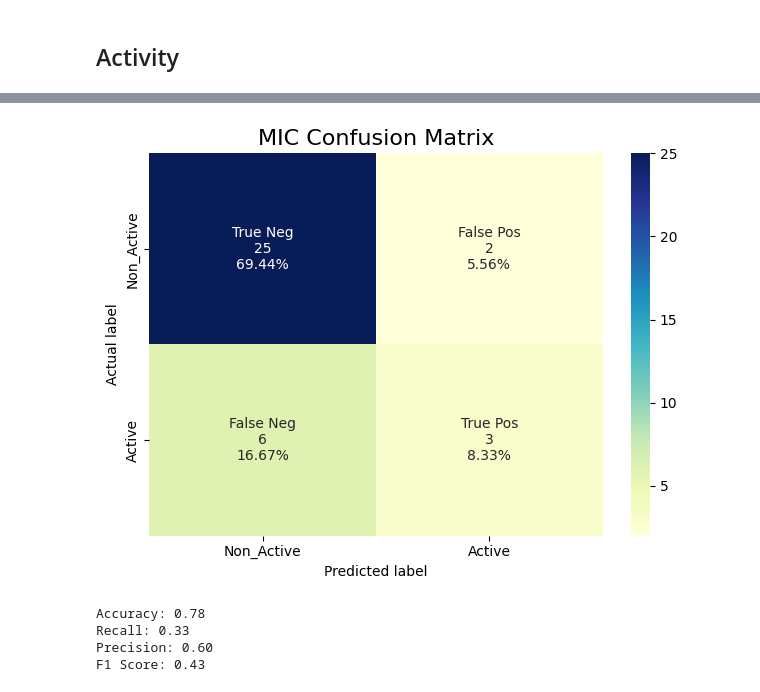
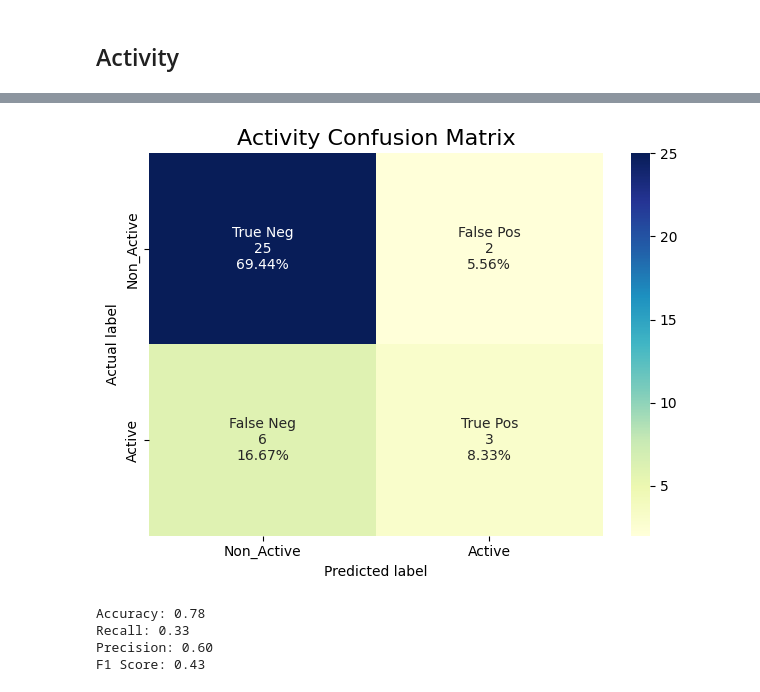
Before and after one commit to ziul-bio/DMS_ML_AMP, a Jupyter notebook: 07_AMP_predictions_v02.ipynb, the cells around one changed output, grey strips where cells are left out. Drawn from its saved outputs; the diff is of its cells as text; code cells hidden in the pictures.

```diff
--- a/07_AMP_predictions_v02.ipynb
+++ b/07_AMP_predictions_v02.ipynb
@@ -1132,7 +1116,7 @@ res_mic.query('MIC_pred_v02 > 90')
 | 29 | bsPG-1.30 | RGGRLAYCRRRFCVAVAR | -----A--------A-A- | 0.36 | 5.742155 | PG1_3mut_439660 | 0-0.5 | 2 | 1.076998 | ... |
 # %%
 # Load meta data
-res_mic['MIC'] = [convert_mic(x) for x in res_mic['MIC MH']]
+res_mic['Active'] = [convert_mic(x) for x in res_mic['MIC MH']]
 res_mic
 # %% [output]
 |  | ID2 | Sequence | RGGRLCYCRRRFCVCVGR | Select | Charge | ID | group | MIC MH | %hemo | ... |
@@ -1154,29 +1138,29 @@ res_mic
 | 35 | bsPG-1.36 | RGGRLCYCRRRFCAVNGR | -------------AVN-- | 0.45 | 5.651245 | PG1_3mut_702701 | 0-0.5 | 64 | 0.116959 | ... |
 # %%
 #confusion_matrix,
-true = res_mic['MIC']
+true = res_mic['Active']
 pred = [1 if x>cutoff else 0 for x in res_mic['MIC_pred_v02']]
 
 conf_m = metrics.confusion_matrix(true, pred)
 
 group_names = ['True Neg','False Pos','False Neg','True Pos']
 
 group_counts = ["{0:0.0f}".format(value) for value in conf_m.flatten()]
 
 group_percentages = ["{0:.2%}".format(value) for value in conf_m.flatten()/np.sum(conf_m)]
 
 labels = [f"{v1}\n{v2}\n{v3}" for v1, v2, v3 in zip(group_names,group_counts,group_percentages)]
 
 labels = np.asarray(labels).reshape(2,2)
 
 labelsx = ['Non_Active', 'Active']
 sns.heatmap(conf_m, annot=labels, fmt='', cmap="YlGnBu", yticklabels=labelsx, xticklabels=labelsx)
-plt.title('MIC Confusion Matrix', fontsize=16)
+plt.title('Activity Confusion Matrix', fontsize=16)
 plt.ylabel('Actual label')
 plt.xlabel('Predicted label')
 plt.tight_layout()
 # %% [output]
-[figure, old version]
+[figure, new version]
 # %%
 accuracy = metrics.accuracy_score(true, pred)
 recall = metrics.recall_score(true, pred)
```
Also changed, not shown: parts of 18 cells of this notebook, 4 other files.
